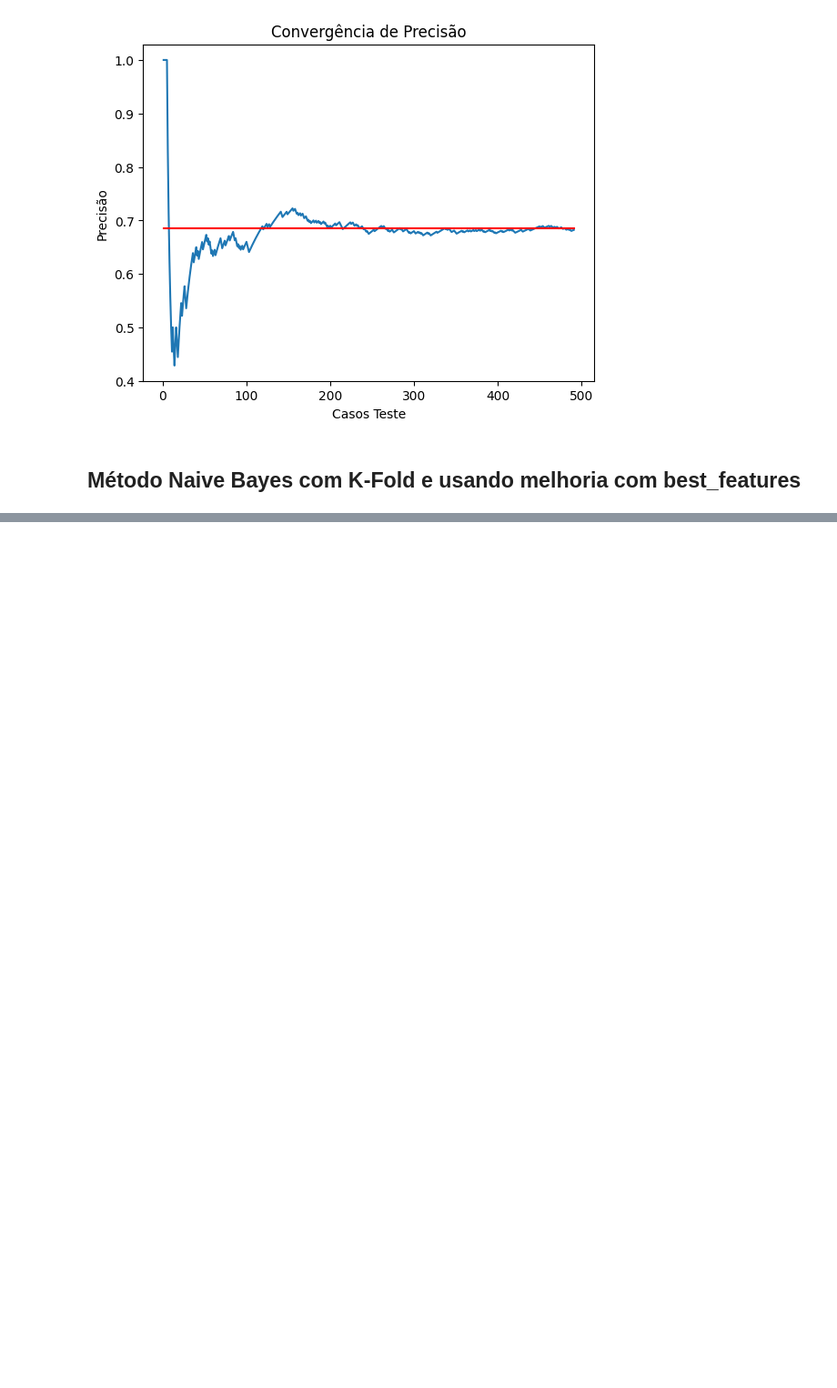
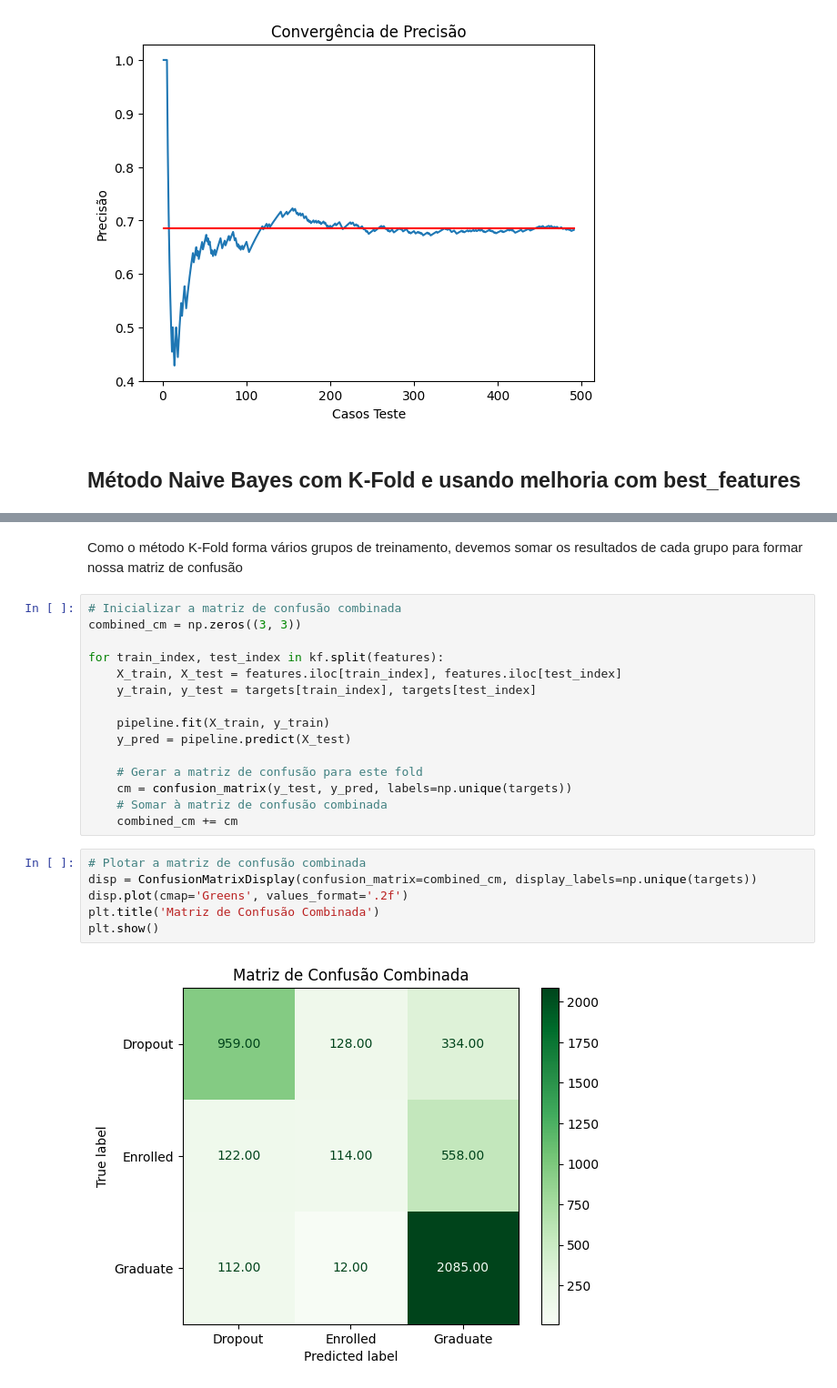
Before and after one commit to mavff/student-dropout-prediction-with-naive-bayes, a Jupyter notebook: CompleteProject.ipynb, the cells around one changed output, grey strips where cells are left out. Shown at 91% size. Drawn from its saved outputs; the diff is of its cells as text; blank space fills up the shorter version.

Commit message:
adicionando matriz de confusao

```diff
--- a/CompleteProject.ipynb
+++ b/CompleteProject.ipynb
@@ -239,0 +239,25 @@ Standard deviation: 0.0185
+# %% [markdown]
+Como o método K-Fold forma vários grupos de treinamento, devemos somar os resultados de cada grupo para formar nossa matriz de confusão
+# %%
+# Inicializar a matriz de confusão combinada
+combined_cm = np.zeros((3, 3))
+
+for train_index, test_index in kf.split(features):
+    X_train, X_test = features.iloc[train_index], features.iloc[test_index]
+    y_train, y_test = targets[train_index], targets[test_index]
+
+    pipeline.fit(X_train, y_train)
+    y_pred = pipeline.predict(X_test)
+
+    # Gerar a matriz de confusão para este fold
+    cm = confusion_matrix(y_test, y_pred, labels=np.unique(targets))
+    # Somar à matriz de confusão combinada
+    combined_cm += cm
+# %%
+# Plotar a matriz de confusão combinada
+disp = ConfusionMatrixDisplay(confusion_matrix=combined_cm, display_labels=np.unique(targets))
+disp.plot(cmap='Greens', values_format='.2f')
+plt.title('Matriz de Confusão Combinada')
+plt.show()
+# %% [output]
+[figure, added]
```
Also changed, not shown: parts of 5 cells of this notebook.
